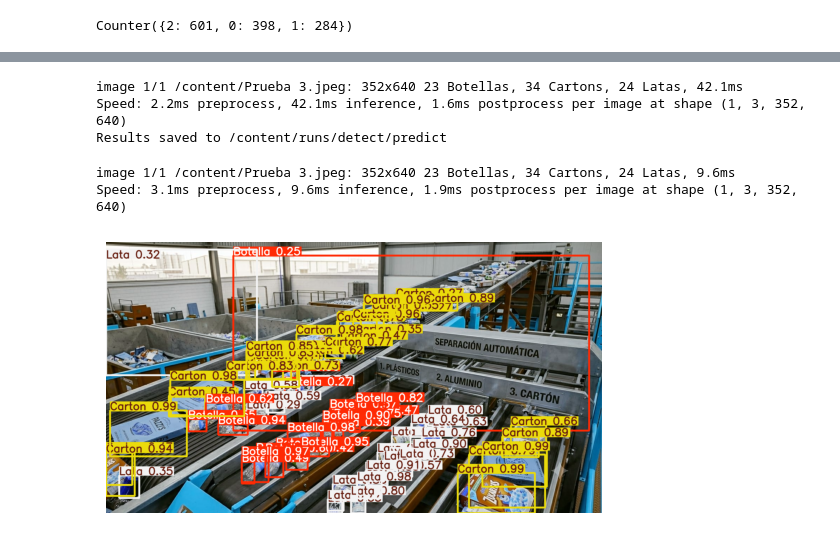
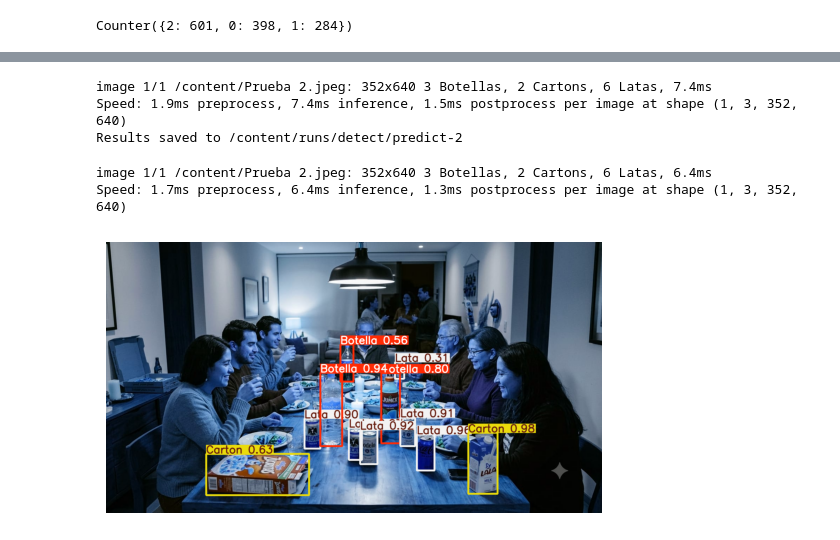
Before and after one commit to CORT2004/Vision_Artificial_Modelo, a Jupyter notebook: Detección_de_Residuos.ipynb, the cells around one changed output, grey strips where cells are left out. Saved outputs shown, nothing was run; the diff lists cells and outputs as text; code cells hidden in the pictures.

```diff
--- a/Detección_de_Residuos.ipynb
+++ b/Detección_de_Residuos.ipynb
@@ -167,29 +167,29 @@ from ultralytics import YOLO
 model = YOLO('/content/runs/detect/train/weights/best.pt')
 
 results = model.predict(
-    source='/content/Prueba 3.jpeg',
+    source='/content/Prueba 2.jpeg',
     conf=0.25,
     save=True
 )
 # %% [output]
-image 1/1 /content/Prueba 3.jpeg: 352x640 23 Botellas, 34 Cartons, 24 Latas, 42.1ms
-Speed: 2.2ms preprocess, 42.1ms inference, 1.6ms postprocess per image at shape (1, 3, 352, 640)
-Results saved to /content/runs/detect/predict
+image 1/1 /content/Prueba 2.jpeg: 352x640 3 Botellas, 2 Cartons, 6 Latas, 7.4ms
+Speed: 1.9ms preprocess, 7.4ms inference, 1.5ms postprocess per image at shape (1, 3, 352, 640)
+Results saved to /content/runs/detect/predict-2
 # %%
 from ultralytics import YOLO
 from PIL import Image
 import matplotlib.pyplot as plt
 
 model = YOLO('/content/runs/detect/train/weights/best.pt')
 
-results = model('/content/Prueba 3.jpeg')
+results = model('/content/Prueba 2.jpeg')
 
 img = results[0].plot()
 
 plt.imshow(img)
 plt.axis('off')
 plt.show()
 # %% [output]
-image 1/1 /content/Prueba 3.jpeg: 352x640 23 Botellas, 34 Cartons, 24 Latas, 9.6ms
-Speed: 3.1ms preprocess, 9.6ms inference, 1.9ms postprocess per image at shape (1, 3, 352, 640)
+image 1/1 /content/Prueba 2.jpeg: 352x640 3 Botellas, 2 Cartons, 6 Latas, 6.4ms
+Speed: 1.7ms preprocess, 6.4ms inference, 1.3ms postprocess per image at shape (1, 3, 352, 640)
-[figure, old version]
+[figure, new version]
```
Also changed, not shown: parts of 2 cells of this notebook.
